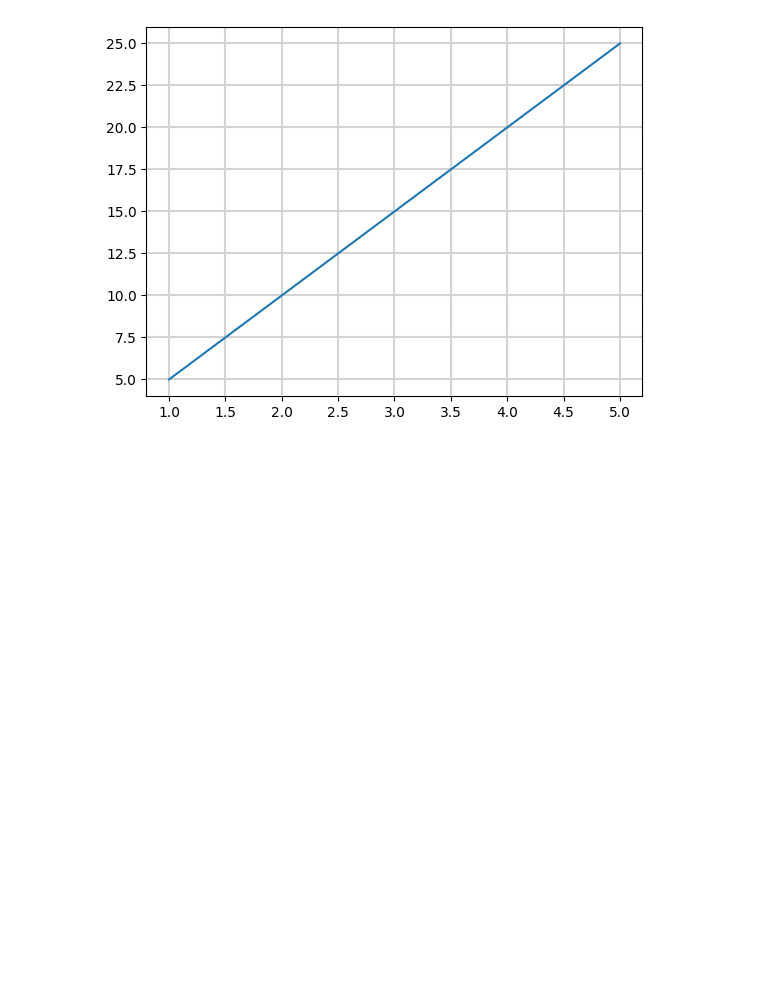
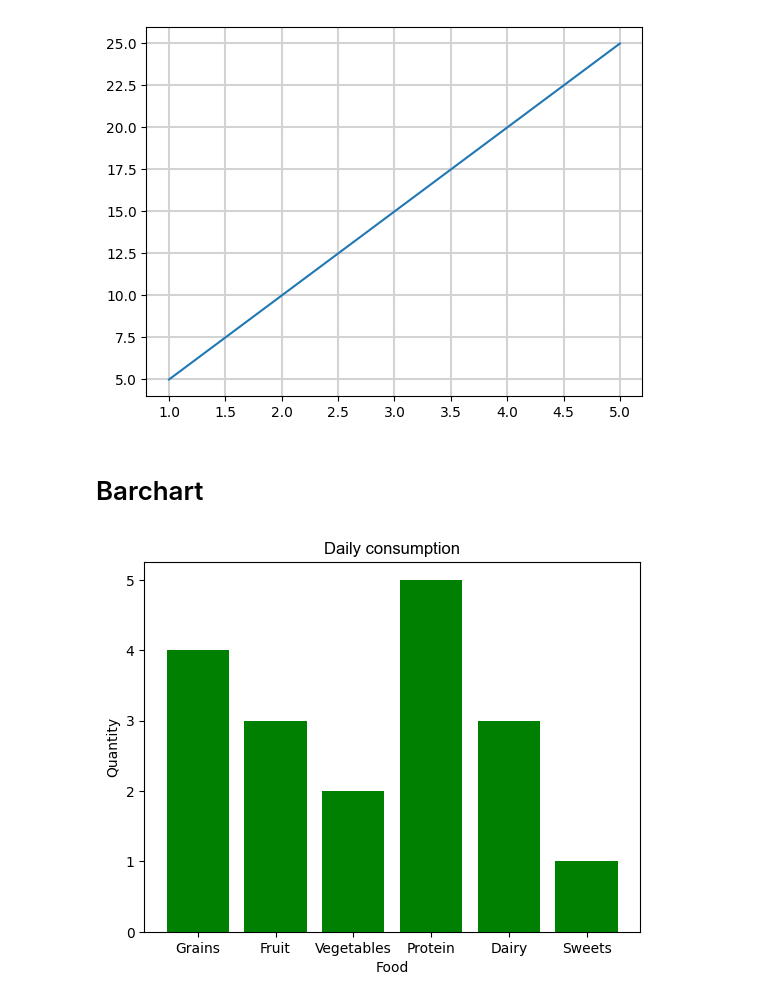
Before and after one commit to baldzhiyski/data-science-course, a Jupyter notebook: matplotlib/main.ipynb, the cells around one changed output. Saved outputs shown, nothing was run; the diff lists cells and outputs as text; code cells hidden in the pictures; blank space fills up the shorter version.

Commit message:
basic bar charts

```diff
--- a/matplotlib/main.ipynb
+++ b/matplotlib/main.ipynb
@@ -40,3 +40,18 @@ plt.plot(x,y)
 plt.show()
 # %% [output]
 [figure]
+# %% [markdown]
+# Barchart
+# %%
+categories = ["Grains","Fruit","Vegetables","Protein","Dairy","Sweets"]
+values = np.array([4,3,2,5,3,1])
+
+plt.bar(categories,values,color="green")
+
+plt.title("Daily consumption",fontsize=12,family="arial")
+plt.xlabel("Food")
+plt.ylabel("Quantity")
+
+plt.show()
+# %% [output]
+[figure, added]
```
